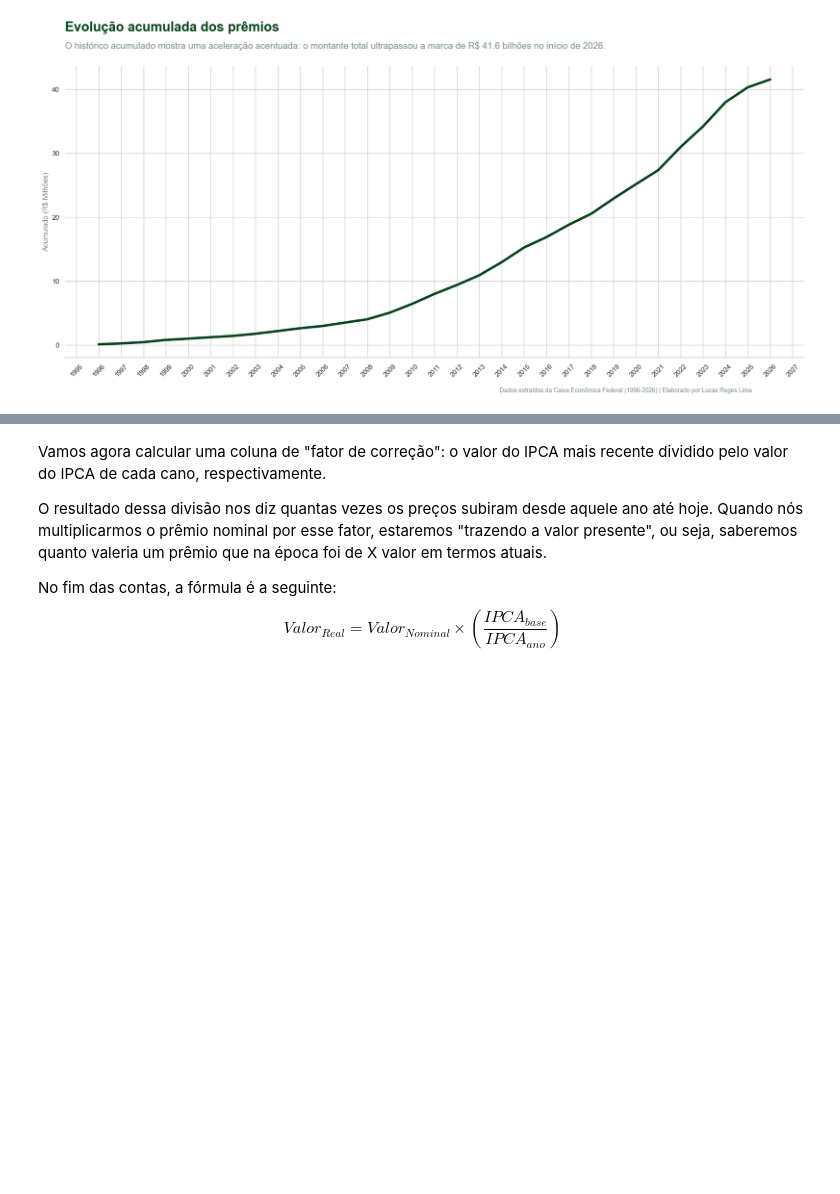
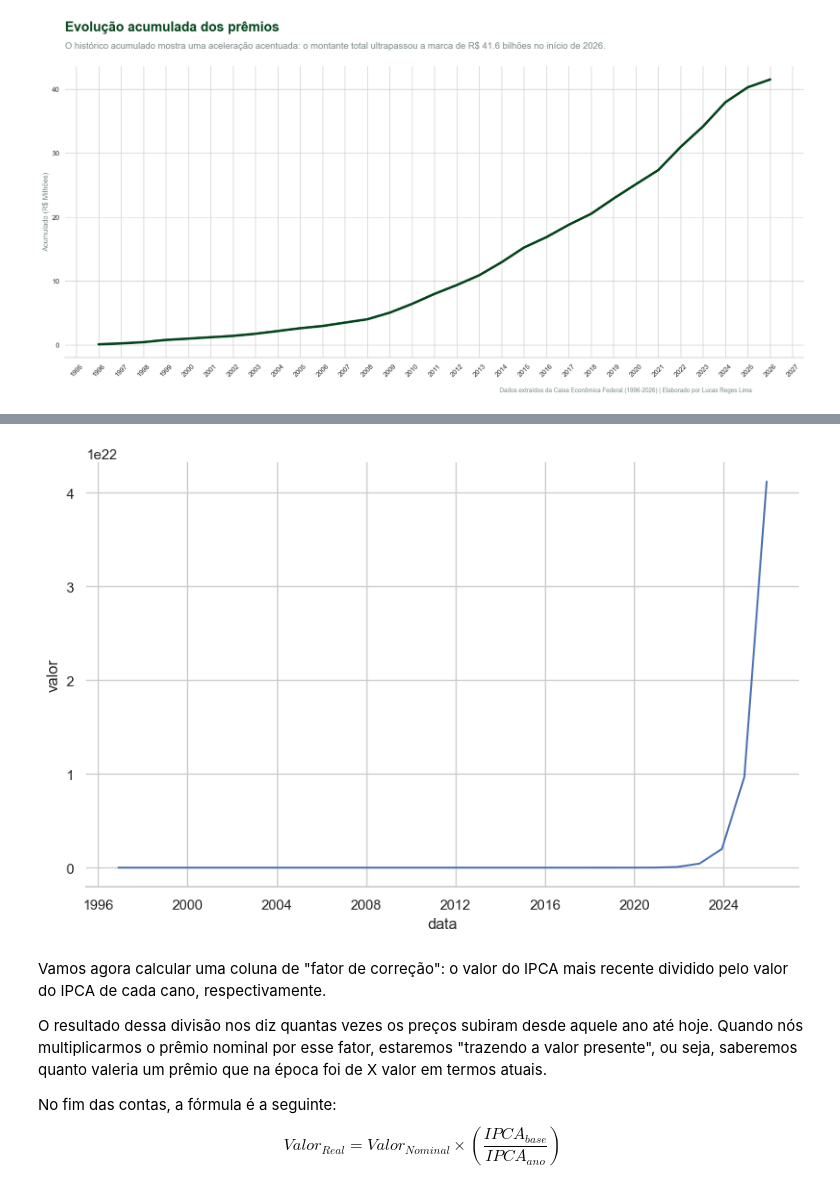
Before and after one commit to zf0rest/megasena_science, a Jupyter notebook: notebooks/analise.ipynb, the cells around one changed output, grey strips where cells are left out. Cells and saved outputs as stored; diff of their text form; code cells hidden in the pictures; blank space fills up the shorter version.

Commit message:
Trazendo premiações a valor presente

```diff
--- a/notebooks/analise.ipynb
+++ b/notebooks/analise.ipynb
@@ -645,0 +638,21 @@ ipca_anual = ipca_mensal.resample('YE').last() #Pra que isso dê certo os dados
+# %%
+ipca_raw = sidrapy.get_table(table_code = '1737', #Essa é a tabela do IPCA crua (sem tratamento)
+                             territorial_level = '1',
+                             ibge_territorial_code = 'all',
+                             variable = '63,69,2263,2264,2265',
+                             period = 'last%20361') #aqui eu já cortei os dados da API a partir de 1996
+
+#a tabela vem num formato não muito amigável, vamos limpar e organizar para o que precisamos
+
+ipca =  (ipca_raw.loc[1: , ['V', 'D2C', 'D3N']].rename(columns = {'V': 'valor', 'D2C': 'data', 'D3N': 'categoria'}))\
+                    .assign(data  = lambda x: pd.to_datetime(x['data'], format = "%Y%m"), #transformando a colunas de data e valor
+                            valor = lambda x: x['valor'].astype(float))\
+                    .pipe(lambda x: x.loc[(x['categoria'] == 'IPCA - Variação acumulada em 12 meses') & (x.data.dt.month == 12)])
+#filtrando só o que é acum. 12 meses em dezembro, ou seja, o anual!
+
+
+ipca_acum = ipca.assign(valor = lambda x : (x['valor']/100) + 1,  #Transformando percentuais em um fator que podemos utilizar
+                        data = lambda x : x['data'].dt.year)
+
+ipca_acum['valor'] = ipca_acum['valor'].cumprod() #Fazendo o produtório que acumula as taxas anualmente de forma composta
+ipca_acum['Fator'] = ipca_acum['valor'].iloc[-1]/ipca_acum['valor'] #Trazendo os fatores ao valor presente
@@ -646,3 +685,14 @@ ipca_anual = ipca_mensal.resample('YE').last() #Pra que isso dê certo os dados
+# %%
+
+plt.figure(figsize=(10,6))
+
+ax = sns.lineplot(x='data', y='valor', data=ipca_acum)
+
+ax.spines['left'].set_visible(False)
+ax.spines['top'].set_visible(False)
+ax.spines['right'].set_visible(False)
+# %% [output]
+[figure, added]
 # %% [markdown]
 Vamos agora calcular uma coluna de "fator de correção": o valor do IPCA mais recente dividido pelo valor do IPCA de cada cano, respectivamente.
 
```
Also changed, not shown: parts of 10 cells of this notebook, 2 other files.
